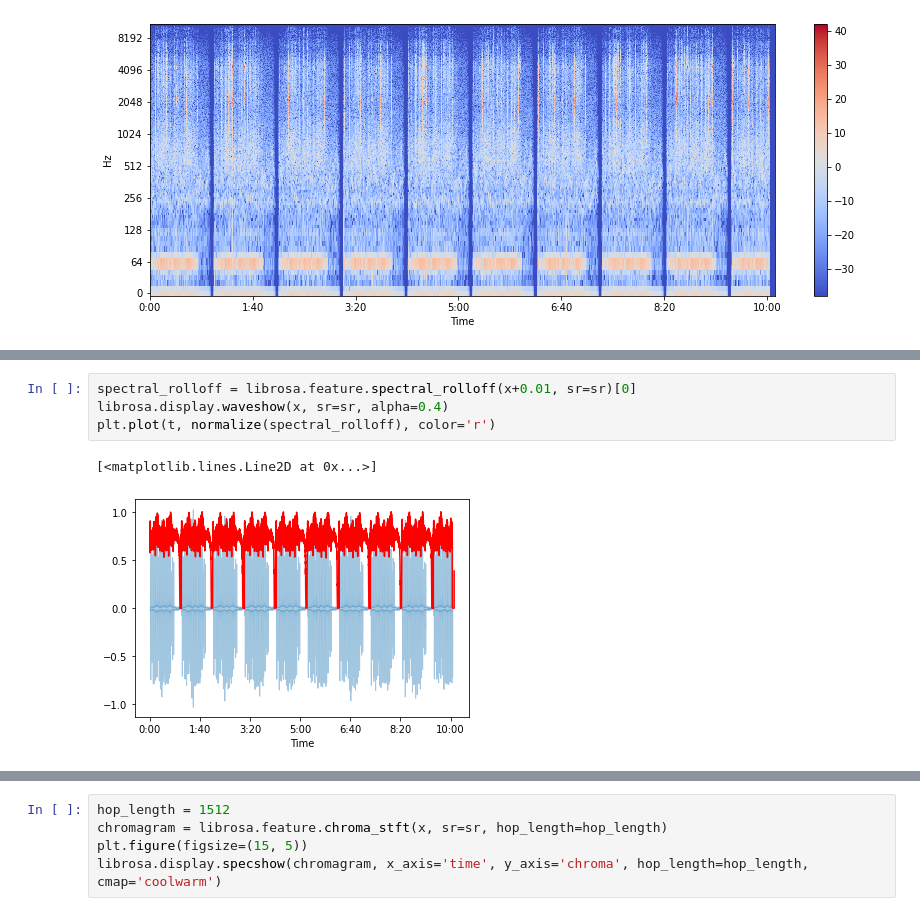
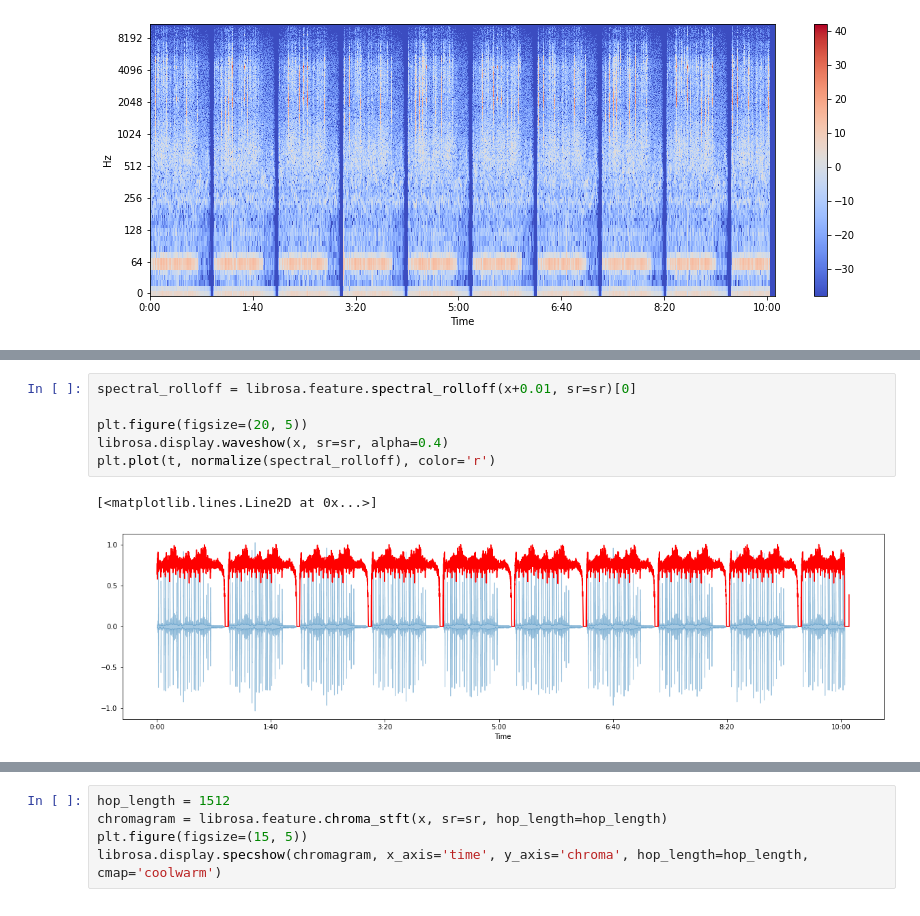
Before and after one commit to Jupadm/Project-with-Pasha-Tin, a Jupyter notebook: Birdsong recognition project code.ipynb, the cells around one changed output, grey strips where cells are left out. Cells and saved outputs as stored; diff of their text form.

```diff
--- a/Birdsong recognition project code.ipynb
+++ b/Birdsong recognition project code.ipynb
@@ -91,10 +71,12 @@ plt.plot(t, normalize(spectral_centroids), color='r')
 # %%
 spectral_rolloff = librosa.feature.spectral_rolloff(x+0.01, sr=sr)[0]
+
+plt.figure(figsize=(20, 5))
 librosa.display.waveshow(x, sr=sr, alpha=0.4)
 plt.plot(t, normalize(spectral_rolloff), color='r')
 # %% [output]
 [<matplotlib.lines.Line2D at 0x...>]
-[figure, old version]
+[figure, new version]
 # %%
 mfccs = librosa.feature.mfcc(x, sr=sr)
 # Отображение
```
Also changed, not shown: parts of 35 cells of this notebook.
